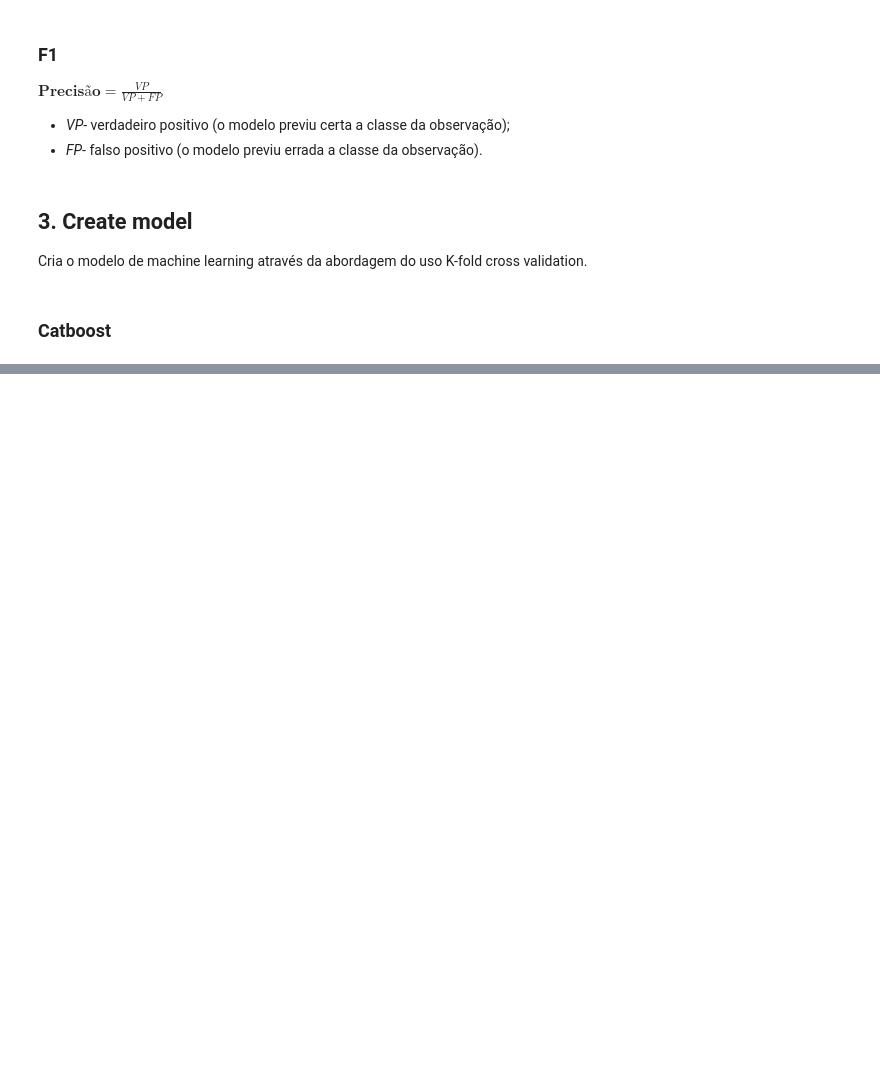
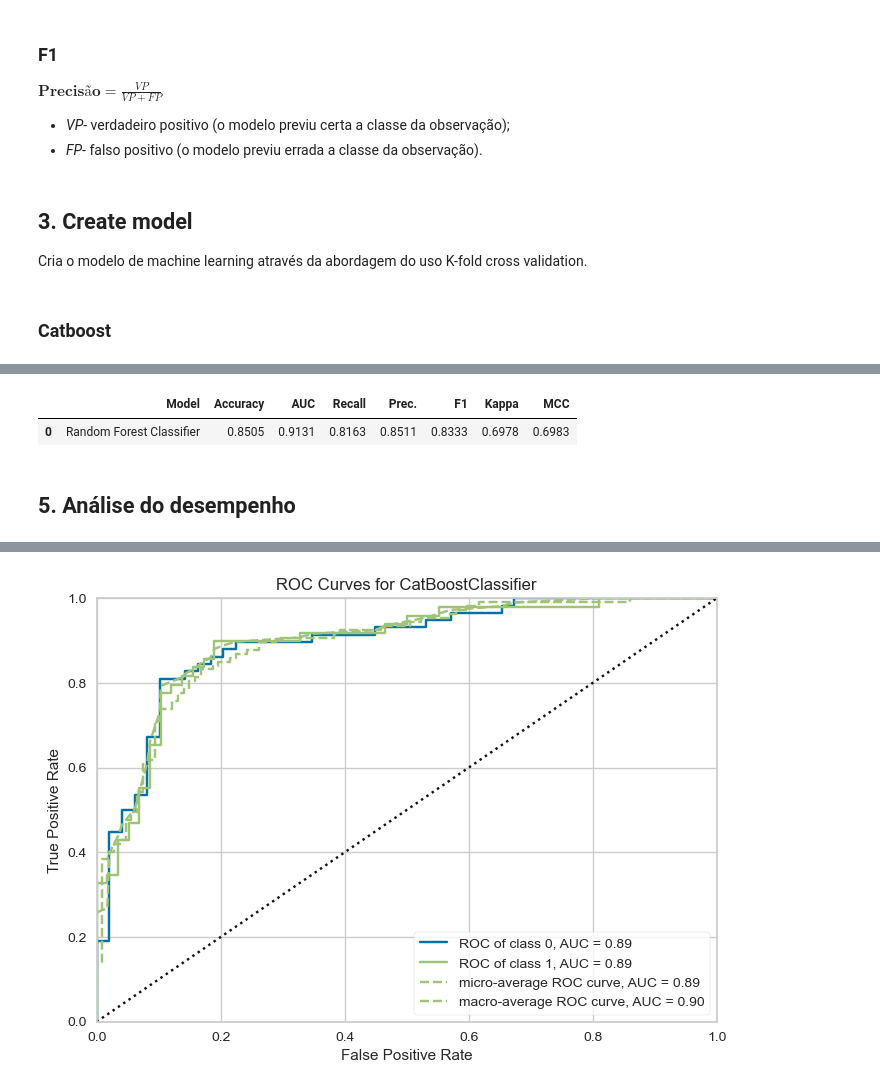
Before and after one commit to santoshenrique2021/WANDA_2023, a Jupyter notebook: MINICURSO_PYCARET.ipynb, the cells around one changed output, grey strips where cells are left out. Drawn from its saved outputs; the diff is of its cells as text; code cells hidden in the pictures; blank space fills up the shorter version.

```diff
--- a/MINICURSO_PYCARET.ipynb
+++ b/MINICURSO_PYCARET.ipynb
@@ -407,3 +521,6 @@ tune_model_1 = tune_model(model_1)
 # %%
 #Resultados da base de teste
-predict_model(tune_model_1, data = df_teste); #84% de precisão
+predict_model(tune_model_2, data = df_teste); #85% de precisão
+# %% [output]
+|  | Model | Accuracy | AUC | Recall | Prec. | F1 | Kappa | MCC |
+| 0 | Random Forest Classifier | 0.8505 | 0.9131 | 0.8163 | 0.8511 | 0.8333 | 0.6978 | 0.6983 |
@@ -411,0 +527,5 @@ evaluate_model(model_1)
+# %% [markdown]
+## 5. Análise do desempenho
+# %%
+plot_model(model_1)
+# %% [output]
@@ -411,0 +533 @@ evaluate_model(model_1)
+[figure, added]
```
Also changed, not shown: parts of 52 cells of this notebook, 2 other files.
